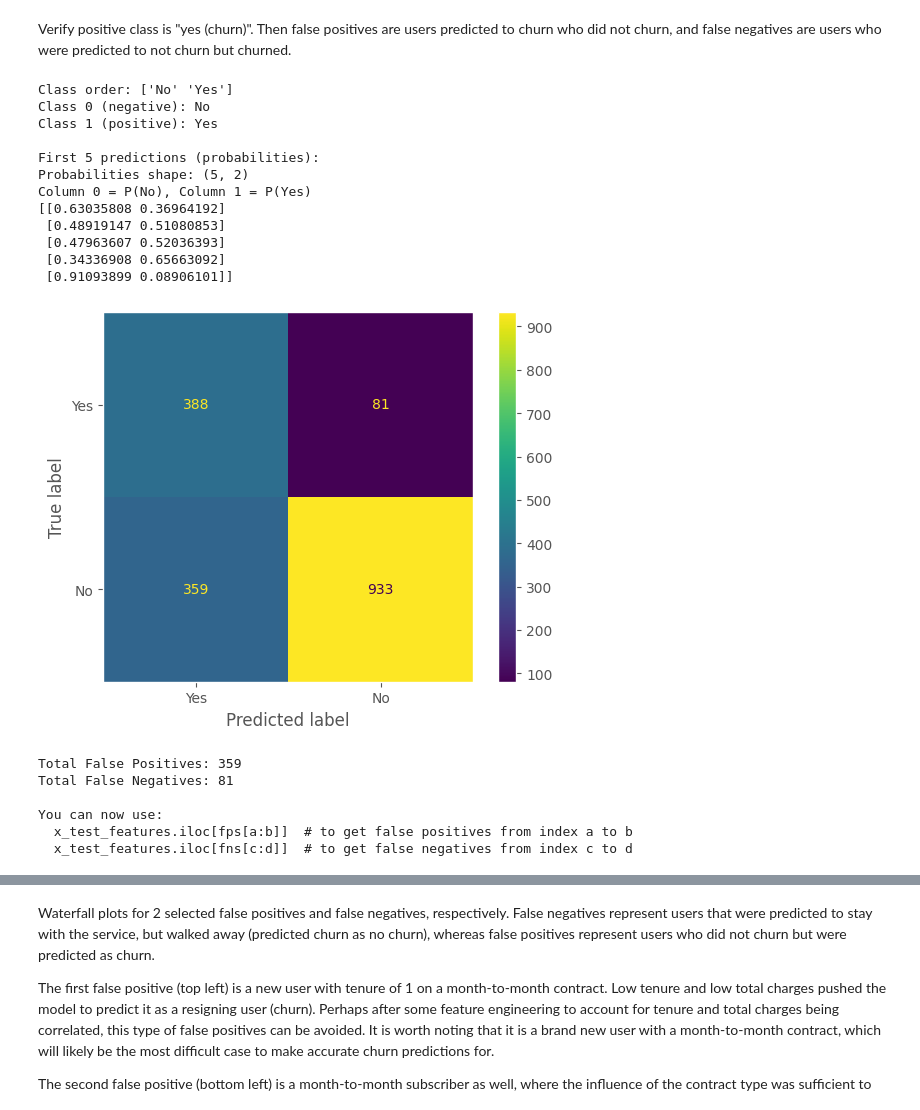
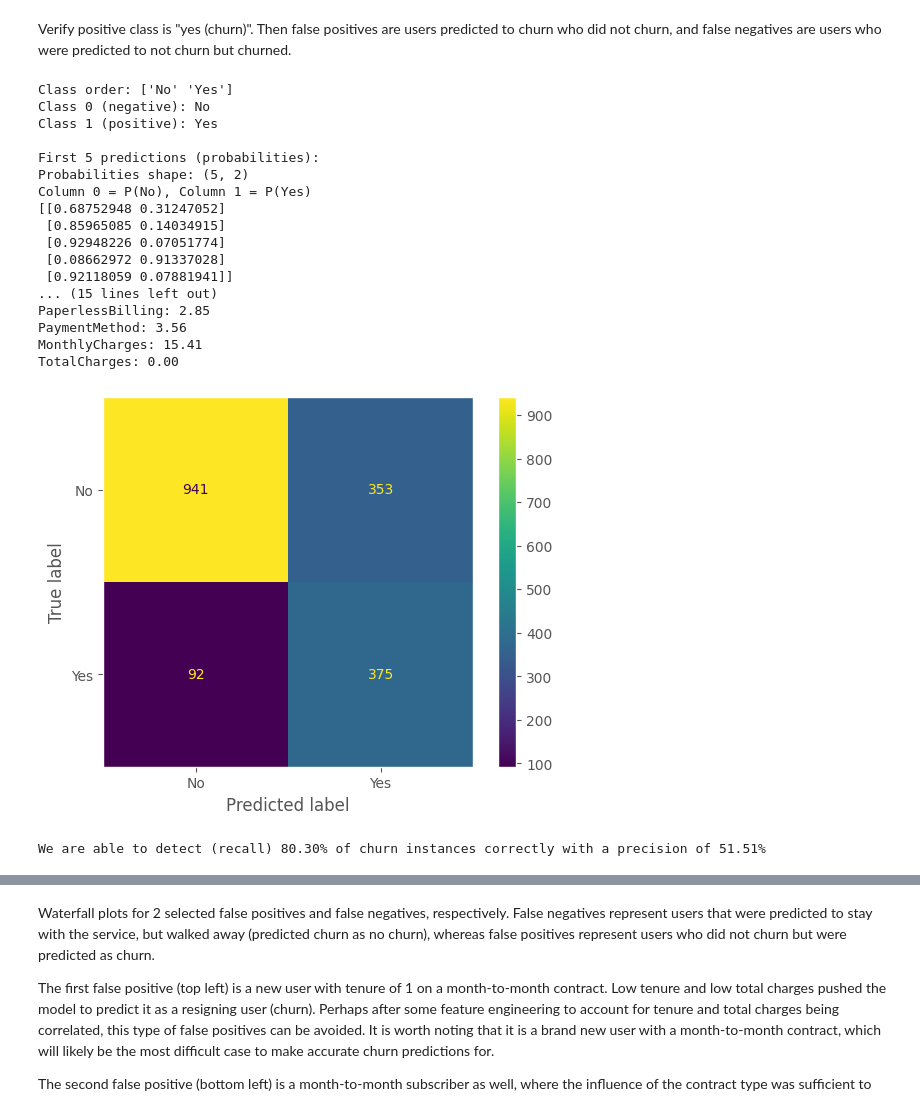
Before and after one commit to alexanderkrupinski/catboost-learning, a Jupyter notebook: python/catboost.ipynb, the cells around one changed output, grey strips where cells are left out. Cells and saved outputs as stored; diff of their text form; code cells hidden in the pictures.

```diff
--- a/python/catboost.ipynb
+++ b/python/catboost.ipynb
@@ -99,7 +100,7 @@ Churn ['No' 'Yes']
 # %%
 y = df['Churn']
 x = df.drop('Churn', axis=1)
-x_train, x_test, y_train, y_test = train_test_split(x, y)
+x_train, x_test, y_train, y_test = train_test_split(x, y, random_state=42, stratify=y)
 
 id_train = x_train['customerID']
 id_test = x_test['customerID']
@@ -177,12 +184,22 @@ def train_model(x, y, cat_features, const_params, max_evals=100, hyper_params=No
 const_params = {
     'loss_function': 'Logloss',
     'eval_metric': 'PRAUC',
-    'iterations': 50,
+    'iterations': 100,
     'random_seed': 42,
+    # 'class_weights': [1, 6],
     'auto_class_weights': 'Balanced',
-    'use_best_model': True
+    'use_best_model': True,
+    'ignored_features': ['TotalCharges']
 }
 
-model, params = train_model(x_train_features, y_train, cat_features, const_params, max_evals=10)
+use_hyper = True
+hyper_params = {"depth": 3, "l2_leaf_reg": 1.662949, "learning_rate": 0.155493159} if use_hyper else None
+
+model, params = train_model(x_train_features,
+                            y_train,
+                            cat_features,
+                            const_params,
+                            max_evals=10,
+                            hyper_params=hyper_params)
 print(f'best params: {params}')
 # %% [output]
@@ -234,6 +237,10 @@ print("\nFirst 5 predictions (probabilities):")
 print("Probabilities shape:", proba.shape)
 print("Column 0 = P(No), Column 1 = P(Yes)")
 print(proba)
+
+feature_importances = model.get_feature_importance()
+for i, importance in enumerate(feature_importances):
+    print(f"{x_train_features.columns[i]}: {importance:.02f}")
 # %% [output]
 Class order: ['No' 'Yes']
 Class 0 (negative): No
@@ -242,48 +249,28 @@ Class 1 (positive): Yes
 First 5 predictions (probabilities):
 Probabilities shape: (5, 2)
 Column 0 = P(No), Column 1 = P(Yes)
-[[0.63035808 0.36964192]
- [0.48919147 0.51080853]
- [0.47963607 0.52036393]
- [0.34336908 0.65663092]
- [0.91093899 0.08906101]]
+[[0.68752948 0.31247052]
+ [0.85965085 0.14034915]
+ [0.92948226 0.07051774]
+ [0.08662972 0.91337028]
+ [0.92118059 0.07881941]]
+... (15 lines left out)
+PaperlessBilling: 2.85
+PaymentMethod: 3.56
+MonthlyCharges: 15.41
+TotalCharges: 0.00
 # %%
 from sklearn.metrics import confusion_matrix, ConfusionMatrixDisplay
-import matplotlib.pyplot as plt
-import numpy as np
 
 y_fit = model.predict(x_test_features)
 
 cm = confusion_matrix(y_test, y_fit, labels=y_test.unique())
 ConfusionMatrixDisplay(cm, display_labels=y_test.unique()).plot()
 plt.grid(False)
 plt.show()
 
-# Calculate false positives and false negatives
-# False Positives: Predicted "Yes" (churn) but actual is "No" (no churn)
-# False Negatives: Predicted "No" (no churn) but actual is "Yes" (churn)
-
-# Convert to boolean arrays for easier indexing
-# Assuming "Yes" is the positive class (churn)
-y_test_bool = (y_test == 'Yes')
-y_fit_bool = (y_fit == 'Yes')
-
-# False Positives: predicted churn but didn't actually churn
-fps = np.where((y_fit_bool == True) & (y_test_bool == False))[0]
-
-# False Negatives: predicted no churn but actually churned
-fns = np.where((y_fit_bool == False) & (y_test_bool == True))[0]
-
-print(f"Total False Positives: {len(fps)}")
-print(f"Total False Negatives: {len(fns)}")
-print(f"\nYou can now use:")
-print(f"  x_test_features.iloc[fps[a:b]]  # to get false positives from index a to b")
-print(f"  x_test_features.iloc[fns[c:d]]  # to get false negatives from index c to d")
+print(f"We are able to detect (recall) {100*(cm[1, 1] / (cm[1, 1] + cm[1, 0])):.02f}% of churn instances correctly \
+with a precision of {100*(cm[1,1] / (cm[1,1] + cm[0,1])):.02f}%")
 # %% [output]
-[figure, old version]
+[figure, new version]
-Total False Positives: 359
-Total False Negatives: 81
-
-You can now use:
-  x_test_features.iloc[fps[a:b]]  # to get false positives from index a to b
-  x_test_features.iloc[fns[c:d]]  # to get false negatives from index c to d
+We are able to detect (recall) 80.30% of churn instances correctly with a precision of 51.51%
```
Also changed, not shown: parts of 23 cells of this notebook, 2 other files.
